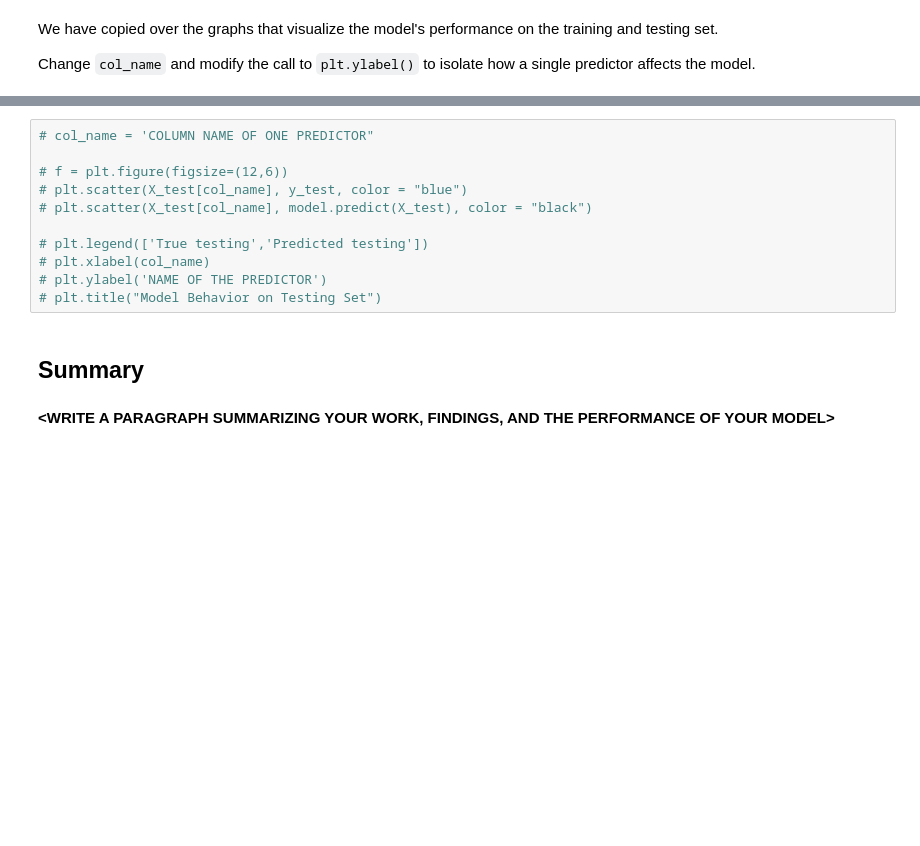
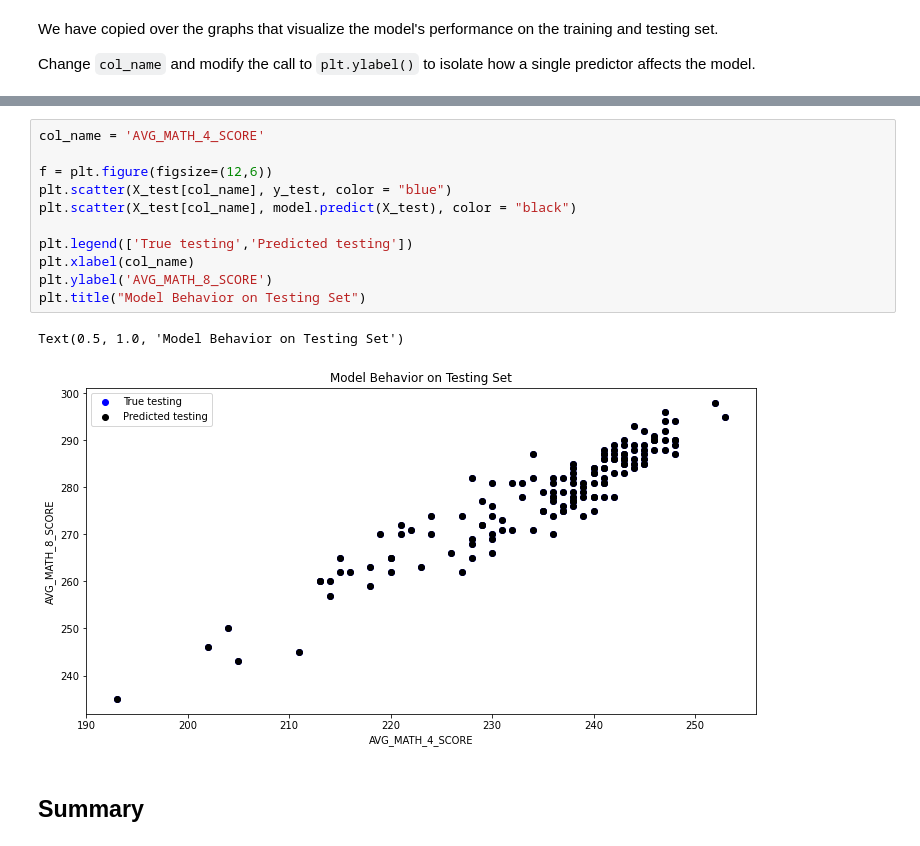
Before and after one commit to avastravato/MDST_application, a Jupyter notebook: tutorial1/checkpoint1.ipynb, the cells around one changed output, grey strips where cells are left out. Saved outputs shown, nothing was run; the diff lists cells and outputs as text; blank space fills up the shorter version.

```diff
--- a/tutorial1/checkpoint1.ipynb
+++ b/tutorial1/checkpoint1.ipynb
@@ -252,15 +260,16 @@ Change `col_name` and modify the call to `plt.ylabel()` to isolate how a single
 # %%
-# col_name = 'COLUMN NAME OF ONE PREDICTOR"
+col_name = 'AVG_MATH_4_SCORE'
 
-# f = plt.figure(figsize=(12,6))
-# plt.scatter(X_test[col_name], y_test, color = "blue")
-# plt.scatter(X_test[col_name], model.predict(X_test), color = "black")
+f = plt.figure(figsize=(12,6))
+plt.scatter(X_test[col_name], y_test, color = "blue")
+plt.scatter(X_test[col_name], model.predict(X_test), color = "black")
 
-# plt.legend(['True testing','Predicted testing'])
-# plt.xlabel(col_name)
-# plt.ylabel('NAME OF THE PREDICTOR')
-# plt.title("Model Behavior on Testing Set")
+plt.legend(['True testing','Predicted testing'])
+plt.xlabel(col_name)
+plt.ylabel('AVG_MATH_8_SCORE')
+plt.title("Model Behavior on Testing Set")
+# %% [output]
+Text(0.5, 1.0, 'Model Behavior on Testing Set')
+[figure, added]
 # %% [markdown]
 <h2> Summary </h2>
-# %% [markdown]
-**<WRITE A PARAGRAPH SUMMARIZING YOUR WORK, FINDINGS, AND THE PERFORMANCE OF YOUR MODEL\>**
```
Also changed, not shown: parts of 13 cells of this notebook.
